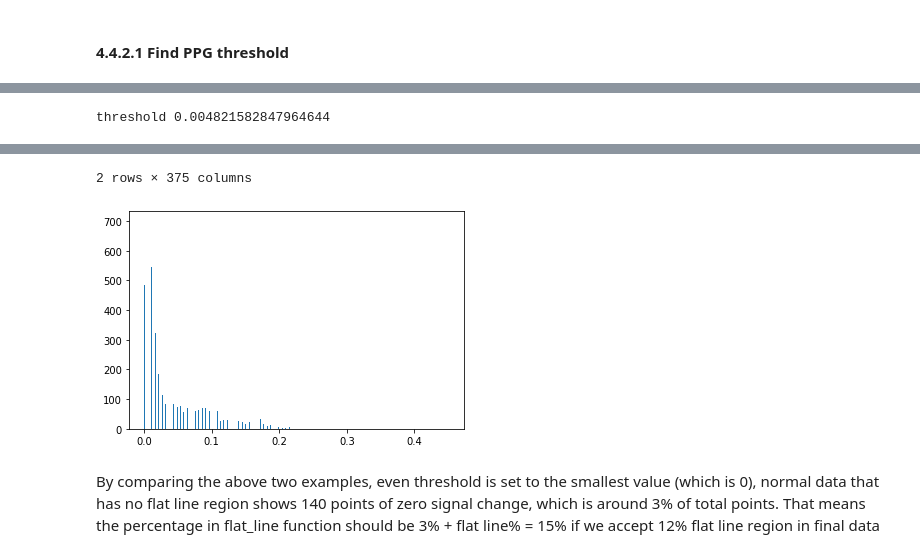
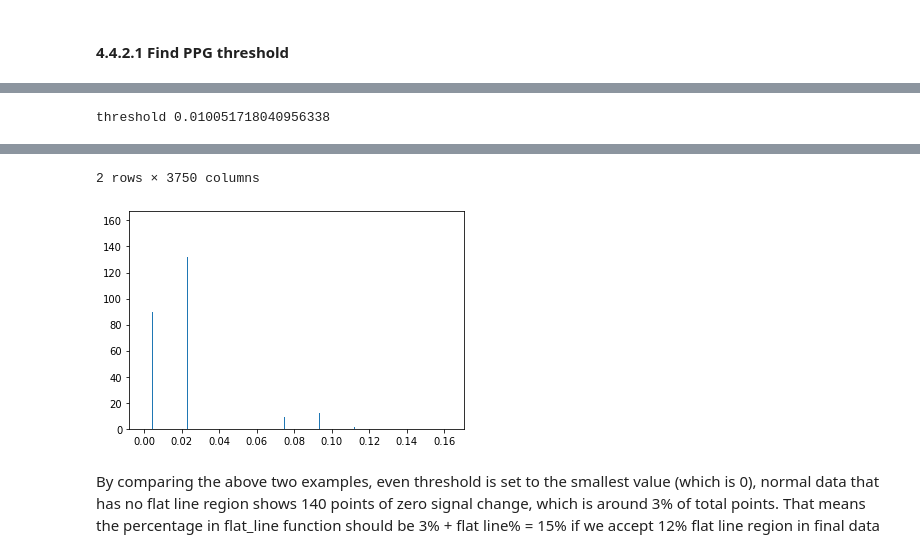
Before and after one commit to supertime1/Afib_PPG, a Jupyter notebook: Afib_Data_Clean.ipynb, the cells around one changed output, grey strips where cells are left out. Cells and saved outputs as stored; diff of their text form; code cells hidden in the pictures.

```diff
--- a/Afib_Data_Clean.ipynb
+++ b/Afib_Data_Clean.ipynb
@@ -351,11 +330,11 @@ array([0.00536688, 0.00536688, 0.02146752, ..., 0.18784083, 0.17174019,
 # %%
 #plot the histogram and find the threshold
-histogram = plt.hist(PPG_signal_diff2,bins=int(len(PPG_signal_diff2)/10))
+histogram = plt.hist(PPG_signal_diff2,bins=int(len(PPG_signal_diff2)/1))
 histogram
 max_index = np.argmax(histogram[0])
 threshold = histogram[1][max_index]
 print("threshold", threshold)
 pd.DataFrame(histogram)[0:2]
 # %% [output]
-threshold 0.004821582847964644
+threshold 0.010051718040956338
 |  | 0 | 1 | 2 | 3 | 4 | 5 | 6 | 7 | 8 | 9 | ... | ... |
@@ -364,5 +343,5 @@ threshold 0.004821582847964644
-2 rows × 375 columns
+2 rows × 3750 columns
-[figure, old version]
+[figure, new version]
 # %% [markdown]
 By comparing the above two examples, even threshold is set to the smallest value (which is 0), normal data that has no flat line region shows 140 points of zero signal change, which is around 3% of total points. That means the percentage in flat_line function should be 3% + flat line% = 15% if we accept 12% flat line region in final data
 # %% [markdown]
```
Also changed, not shown: parts of 42 cells of this notebook.
